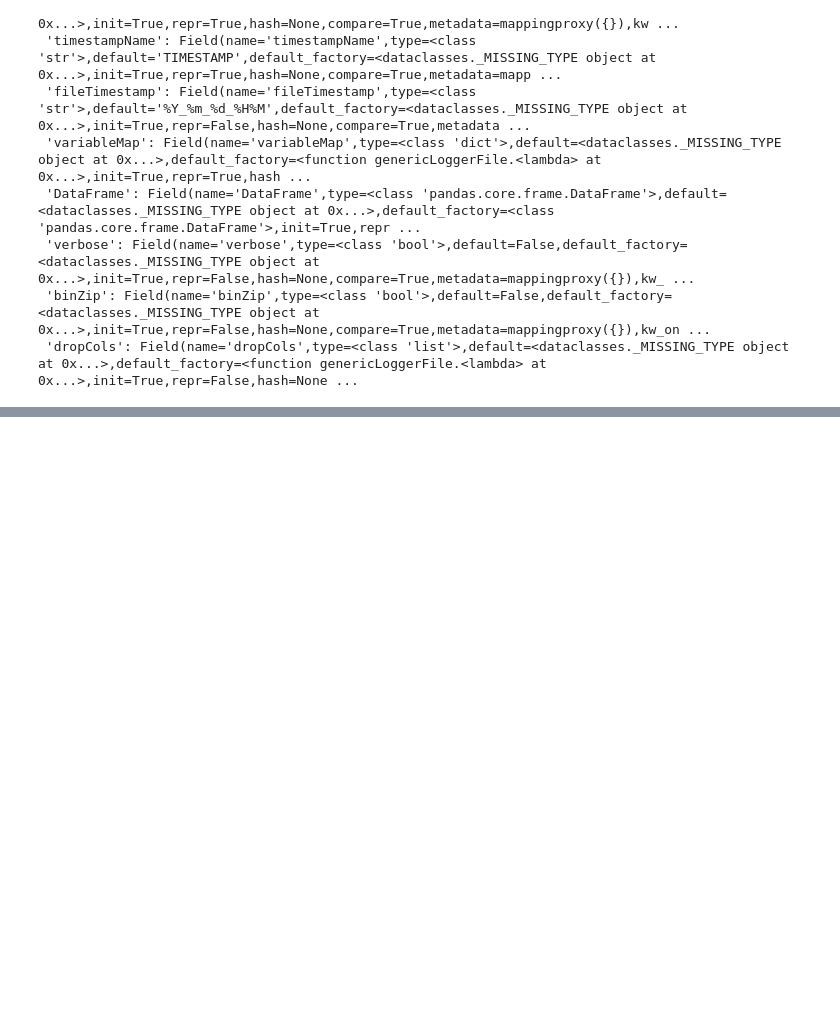
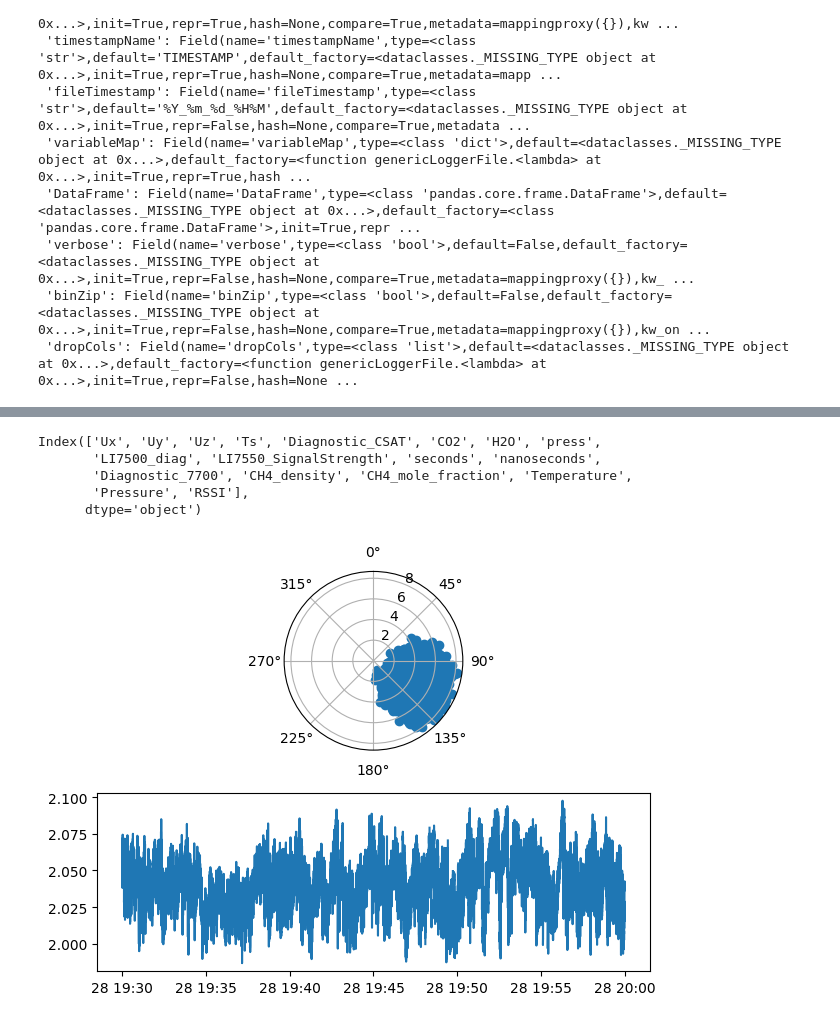
Before and after one commit to gsc-permafrost/parseFiles, a Jupyter notebook: ExampleUse.ipynb, the cells around one changed output, grey strips where cells are left out. Drawn from its saved outputs; the diff is of its cells as text; code cells hidden in the pictures; blank space fills up the shorter version.

```diff
--- a/ExampleUse.ipynb
+++ b/ExampleUse.ipynb
@@ -124,0 +151,44 @@ Ux:
+# %%
+file = 'example_data/Flux_Data640.dat'
+TOB3_example = parseCSI.TOB3(sourceFile=file,northOffset=40)
+
+# # the __dict__ attribute prints the names of the fields in a dataclass and their values
+# for key,value in TOB3_example.__dict__.items():
+#     print(f'{key}: {value}')
+TOB3_example.DataFrame.columns
+# %% [output]
+Index(['Ux', 'Uy', 'Uz', 'Ts', 'Diagnostic_CSAT', 'CO2', 'H2O', 'press',
+       'LI7500_diag', 'LI7550_SignalStrength', 'seconds', 'nanoseconds',
+       'Diagnostic_7700', 'CH4_density', 'CH4_mole_fraction', 'Temperature',
+       'Pressure', 'RSSI'],
+      dtype='object')
+# %%
+import matplotlib.pyplot as plt
+import numpy as np
+
+df = TOB3_example.DataFrame.copy()
+
+df['wind_dir'] = np.rad2deg(np.arctan2(df['Ux'],df['Uy']))+TOB3_example.northOffset
+df['wind_speed'] = (df['Ux']**2+df['Uy']**2)**.5
+
+
+plt.figure()
+
+ax1 = plt.subplot(2,1,1,polar=True)
+ax2 = plt.subplot(2,1,2)
+
+ax1.set_theta_direction(-1)
+ax1.set_theta_offset(np.deg2rad(90))
+
+y = df['Uy'].values
+x = df['Ux'].values
+
+
+# df[['wind_dir','wind_speed','Ux','Uy']]
+ax1.scatter(np.deg2rad(df['wind_dir']),df['wind_speed'])
+
+ax2.plot(df['CH4_mole_fraction'])
+
+plt.tight_layout()
+# %% [output]
+[figure, added]
```
Also changed, not shown: parts of 14 cells of this notebook, 8 other files.
